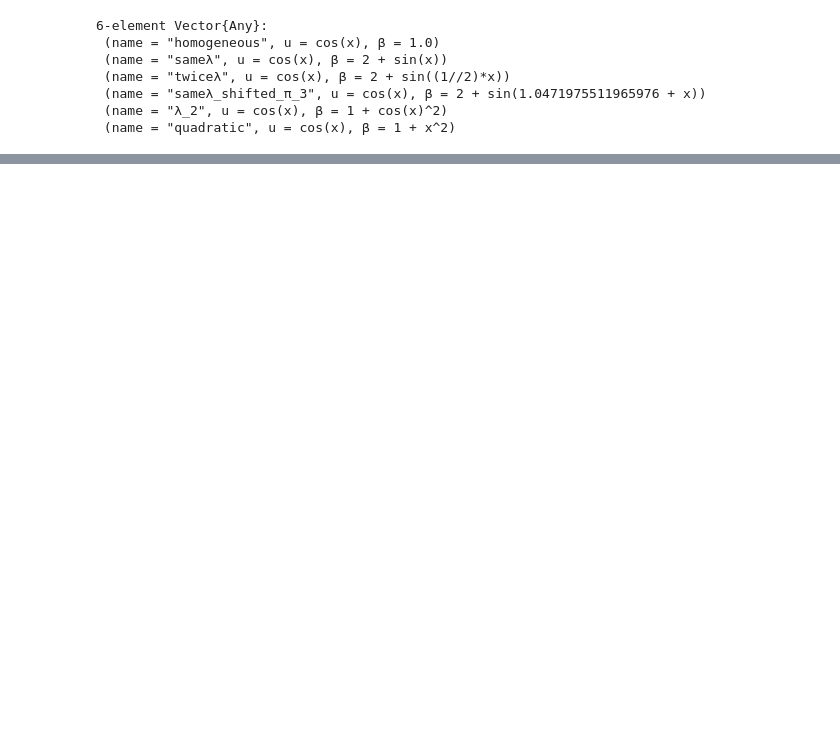
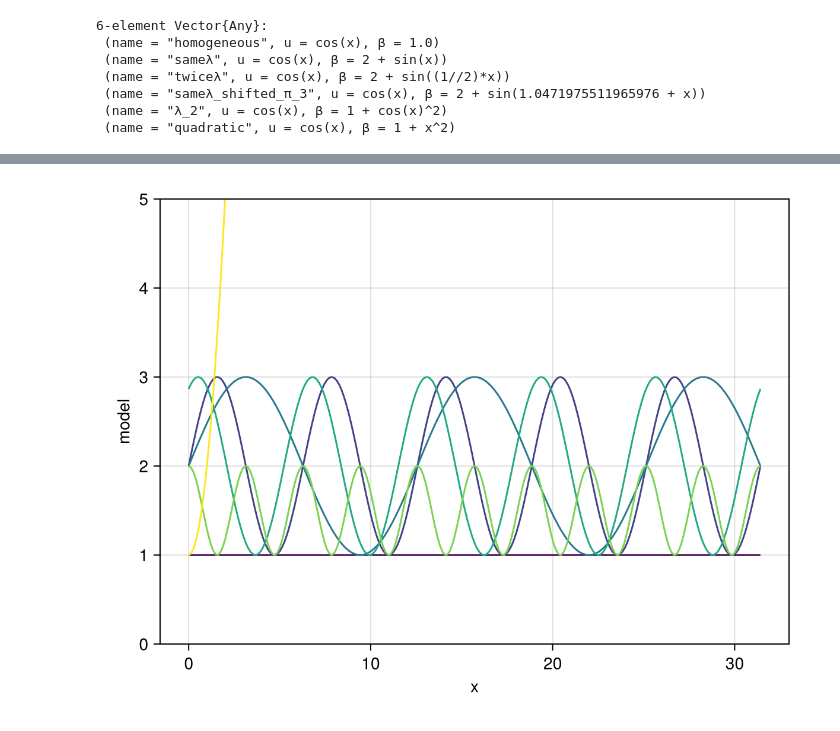
Before and after one commit to seismobassoon/flexOPT, a Jupyter notebook: scripts/plotMisfit.ipynb, the cells around one changed output, grey strips where cells are left out. Cells and saved outputs as stored; diff of their text form; code cells hidden in the pictures; blank space fills up the shorter version.

```diff
--- a/scripts/plotMisfit.ipynb
+++ b/scripts/plotMisfit.ipynb
@@ -218,0 +381,24 @@ BoundsError: BoundsError: attempt to access 6-element Vector{NamedTuple} at inde
+# %%
+
+fig = Figure()
+ax = Axis(fig[1, 1], xlabel="x", ylabel="model")
+iH=5
+for iCase ∈ eachindex(cases)
+    name,_,β = cases[iCase]
+    ΔxTry = exp(-logsOfHinverse[iH])
+    Nx = Int(L÷ΔxTry) +1
+    Δx = L/(Nx-1)
+    X = [Δx * (i-1) for i ∈ range(1,Nx)]
+    model=[Symbolics.value(substitute(β,Dict(x=>X[i]))) for i ∈ range(1,Nx)]
+    lines!(ax, X, model, color=colors[iCase])
+end
+ylims!(ax, 0, 5)
+display(fig)
+
+save(
+    "/Users/nobuaki/Documents/Github/flexOPT/scripts/models.png",
+    fig,
+    px_per_unit = 3
+)
+# %% [output]
+[figure, added]
```
Also changed, not shown: parts of 7 cells of this notebook, 13 other files.
